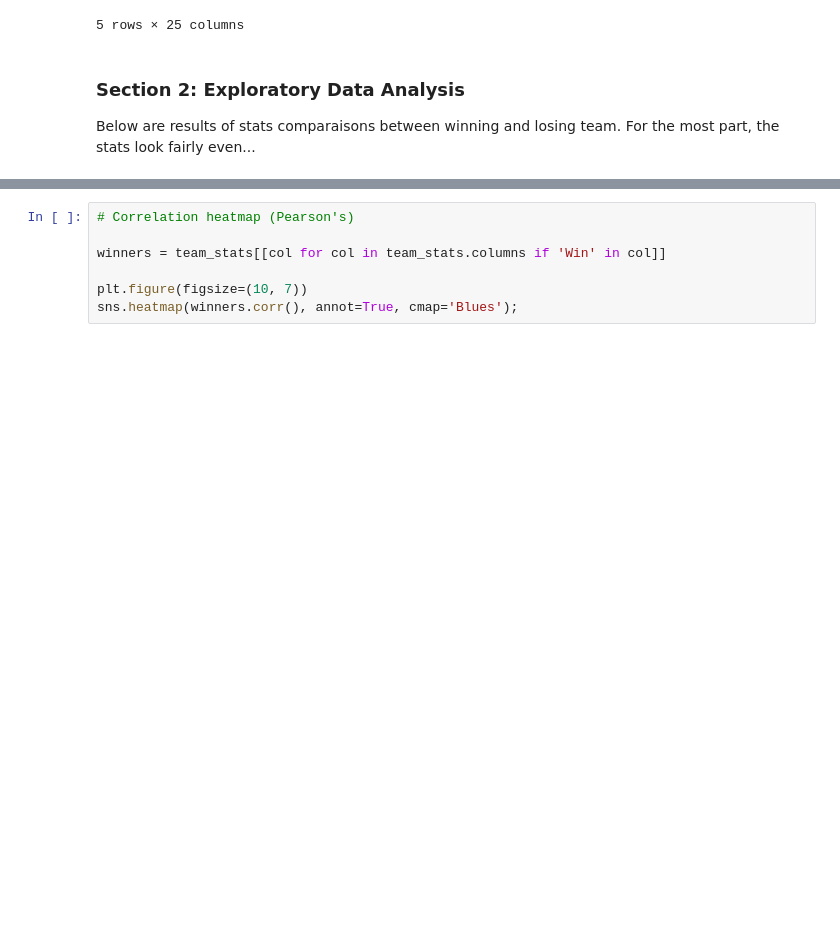
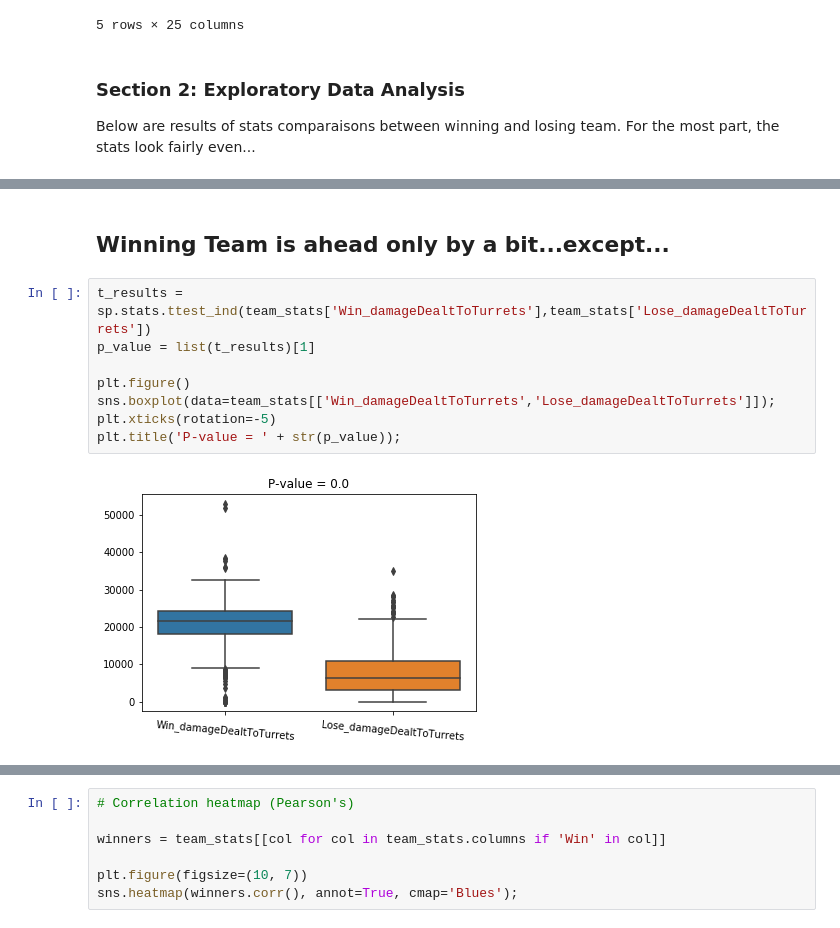
Before and after one commit to Fryman93/SprungBoard, a Jupyter notebook: Capstone 1/LoL.ipynb, the cells around one changed output, grey strips where cells are left out. Saved outputs shown, nothing was run; the diff lists cells and outputs as text; blank space fills up the shorter version.

```diff
--- a/Capstone 1/LoL.ipynb
+++ b/Capstone 1/LoL.ipynb
@@ -288,0 +255,12 @@ I created a correlation heatmap that shows the Pearson's correlation coefficient
+# %% [markdown]
+## Winning Team is ahead only by a bit...except...
+# %%
+t_results = sp.stats.ttest_ind(team_stats['Win_damageDealtToTurrets'],team_stats['Lose_damageDealtToTurrets'])
+p_value = list(t_results)[1]
+
+plt.figure()
+sns.boxplot(data=team_stats[['Win_damageDealtToTurrets','Lose_damageDealtToTurrets']]);
+plt.xticks(rotation=-5)
+plt.title('P-value = ' + str(p_value));
+# %% [output]
+[figure, added]
```
Also changed, not shown: parts of 58 cells of this notebook.
